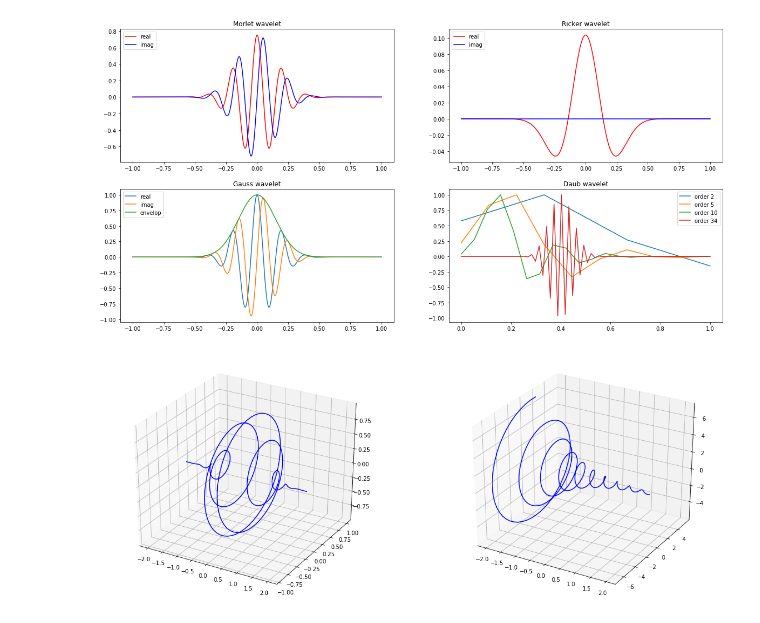
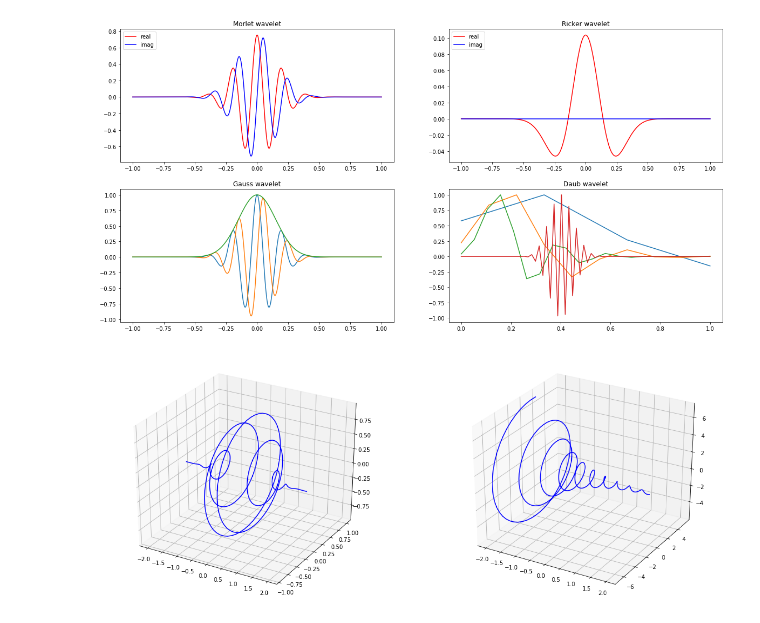
Before and after one commit to ninedraft/waveproblems, a Jupyter notebook: wavelets.ipynb, the cells around one changed output. Saved outputs shown, nothing was run; the diff lists cells and outputs as text; code cells hidden in the pictures.

```diff
--- a/wavelets.ipynb
+++ b/wavelets.ipynb
@@ -17,36 +17,36 @@ morlet_fig.set_title("Morlet wavelet")
 
 
 ricker_fig = fig.add_subplot(222)
 ricker_sample = ricker(N_SAMPLES, 70)
 ricker_x = np.linspace(-1, 1, N_SAMPLES)
 ricker_fig.plot(ricker_x, ricker_sample.real, color="red")
 ricker_fig.plot(ricker_x, ricker_sample.imag, color="blue")
 ricker_fig.legend(['real', 'imag'], loc='upper left')
 ricker_fig.set_title("Ricker wavelet")
 
 gauss_fig = fig.add_subplot(223)
 gauss_x = np.linspace(-1, 1, N_SAMPLES)
 gauss_sample_r, gauss_sample_i, gauess_sample_e = gausspulse(gauss_x, fc=5, retquad=True, retenv=True)
 gauss_fig.plot(gauss_x, gauss_sample_r,
                gauss_x, gauss_sample_i,
                gauss_x, gauess_sample_e)
-gauss_fig.legend(['real', 'imag', 'envelop'], loc='upper left')
+#gauss_fig.legend(['real', 'imag', 'envelop'], loc='upper left')
 gauss_fig.set_title('Gauss wavelet')
 
 daub_fig = fig.add_subplot(224)
 dims = [2, 5, 10, 34]
 for dim in dims:
     daub_sample = daub(dim)
     daub_sample =  daub_sample/daub_sample.max()
     daub_x = np.linspace(0, 1, len(daub_sample))
     daub_fig.plot(daub_x, daub_sample)
-daub_fig.legend([f'order {dim}' for dim in dims], loc='upper right')
+#daub_fig.legend(['order {1}'.format(dim) for dim in dims], loc='upper right')
 daub_fig.set_title('Daub wavelet')
 fig.savefig('wavelets.png')
 
 plt.show()
 # %% [output]
-[figure, old version]
+[figure, new version]
 # %%
 from scipy.signal import morlet, ricker, gausspulse, daub, gaussian
 import numpy as np
```
Also changed, not shown: parts of 1 cell of this notebook, 3 other files.
